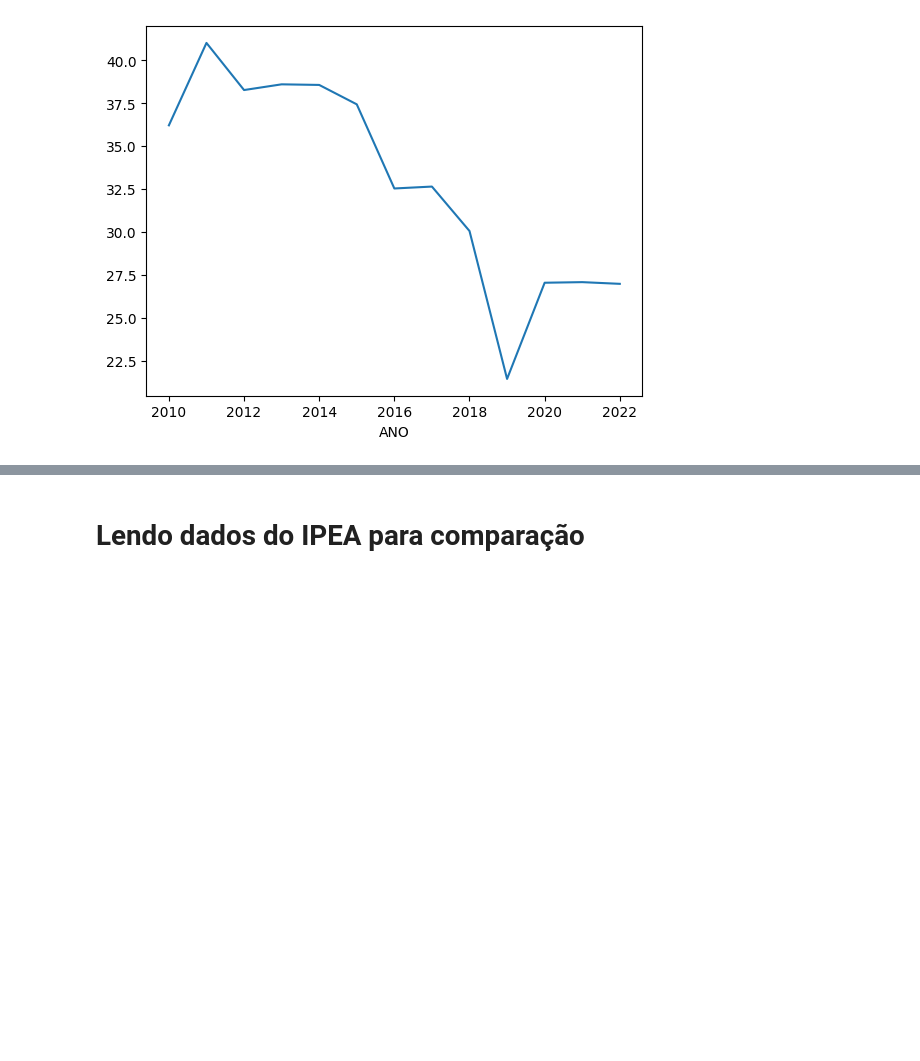
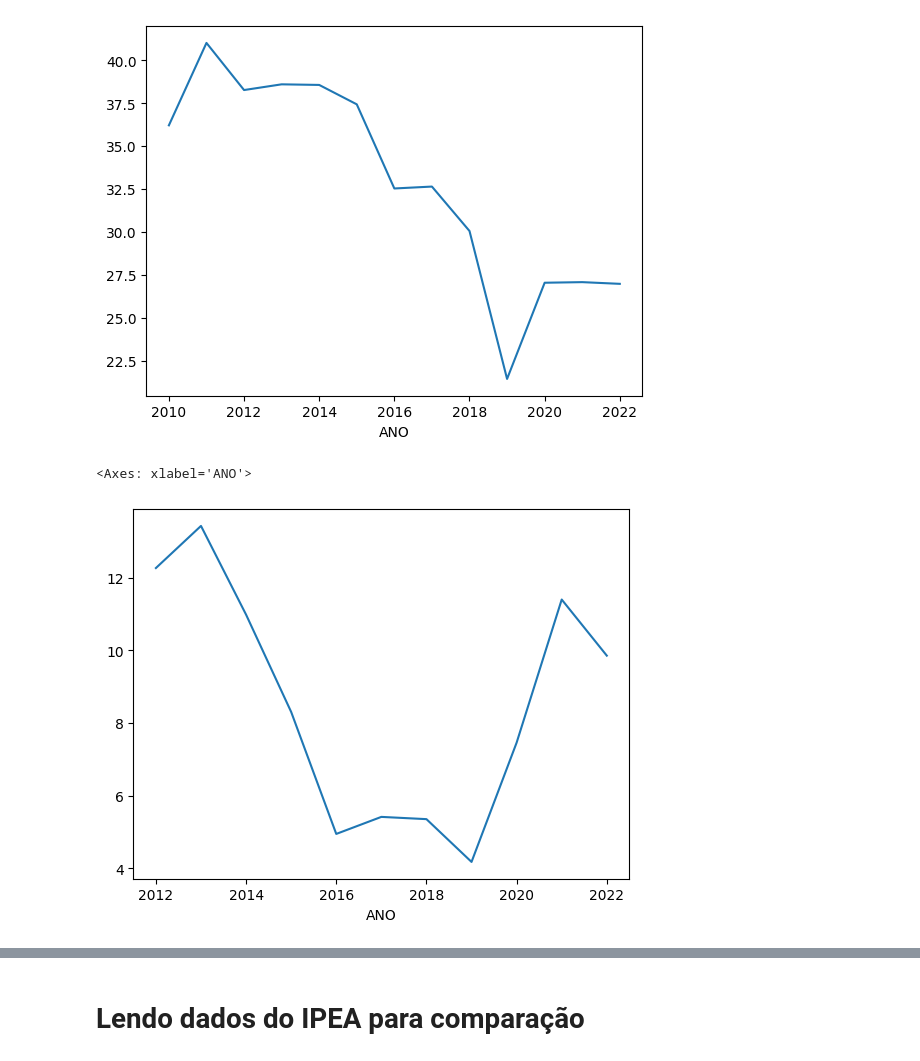
Before and after one commit to iagonmic/taxa-homicidio-pb, a Jupyter notebook: analise.ipynb, the cells around one changed output, grey strips where cells are left out. Saved outputs shown, nothing was run; the diff lists cells and outputs as text; code cells hidden in the pictures; blank space fills up the shorter version.

```diff
--- a/analise.ipynb
+++ b/analise.ipynb
@@ -171,5 +176,5 @@ Name: 15, dtype: int64
 # %%
-pop2021 = (pd.read_excel('data/pop2021.xls').iloc[15].rename({'Unnamed: 2': '2021'})
+pop2021 = (pd.read_excel('pop2021.xls').iloc[15].rename({'Unnamed: 2': '2021'})
 .drop(['ESTIMATIVAS DA POPULAÇÃO RESIDENTE NO BRASIL E UNIDADES DA FEDERAÇÃO COM DATA DE REFERÊNCIA EM 1º DE JULHO DE 2021', 'Unnamed: 1'])).astype(int)
 pop2021
 # %% [output]
@@ -178,4 +184,4 @@ Name: 15, dtype: int64
 # %%
-pop2022 = pd.read_excel('data/pop2022.xlsx', header=2).drop('Unnamed: 0', axis=1).dropna(subset='COD. UF').query('UF == "PB"').groupby('UF')['POP. TOTAL'].sum().rename({'PB': 2022}).astype(int)
+pop2022 = pd.read_excel('pop2022.xlsx', header=2).drop('Unnamed: 0', axis=1).dropna(subset='COD. UF').query('UF == "PB"').groupby('UF')['POP. TOTAL'].sum().rename({'PB': 2022}).astype(int)
 pop2022
 # %% [output]
@@ -192,3 +199,5 @@ taxa_hom = df_hom.groupby('DTOBITO')['CONTADOR'].count().reset_index().rename(co
 #display(pop)
 #display(taxa_hom)
 taxa_hom = taxa_hom.merge(pop, how='outer', left_index=True, right_index=True).drop('DTOBITO_y', axis=1).rename(columns={'DTOBITO_x': 'ANO'})
+taxa_hom_esc = df_hom_base.query('ESC2010 <= 2').groupby('DTOBITO')['CONTADOR'].count().reset_index().rename(columns={'CONTADOR': 'HOMICIDIOS'})
+taxa_hom_esc = taxa_hom_esc.merge(pop, how='outer', left_index=True, right_index=True).drop('DTOBITO_y', axis=1).rename(columns={'DTOBITO_x': 'ANO'})
@@ -213,4 +222,4 @@ taxa_hom
 # Calculando taxa de homicídio
 # %%
 hom = taxa_hom.assign(TAXA=lambda x: round((x['HOMICIDIOS']/x['POPULACAO']) * 100000, 3))
-hom
+hom_esc = taxa_hom_esc.assign(TAXA=lambda x: round((x['HOMICIDIOS']/x['POPULACAO']) * 100000, 3))
@@ -234,3 +228,8 @@ hom.groupby('ANO')['TAXA'].sum().plot()
 # %% [output]
 <Axes: xlabel='ANO'>
 [figure]
+# %%
+hom_esc.groupby('ANO')['TAXA'].sum().plot()
+# %% [output]
+<Axes: xlabel='ANO'>
+[figure, added]
```
Also changed, not shown: parts of 25 cells of this notebook.
